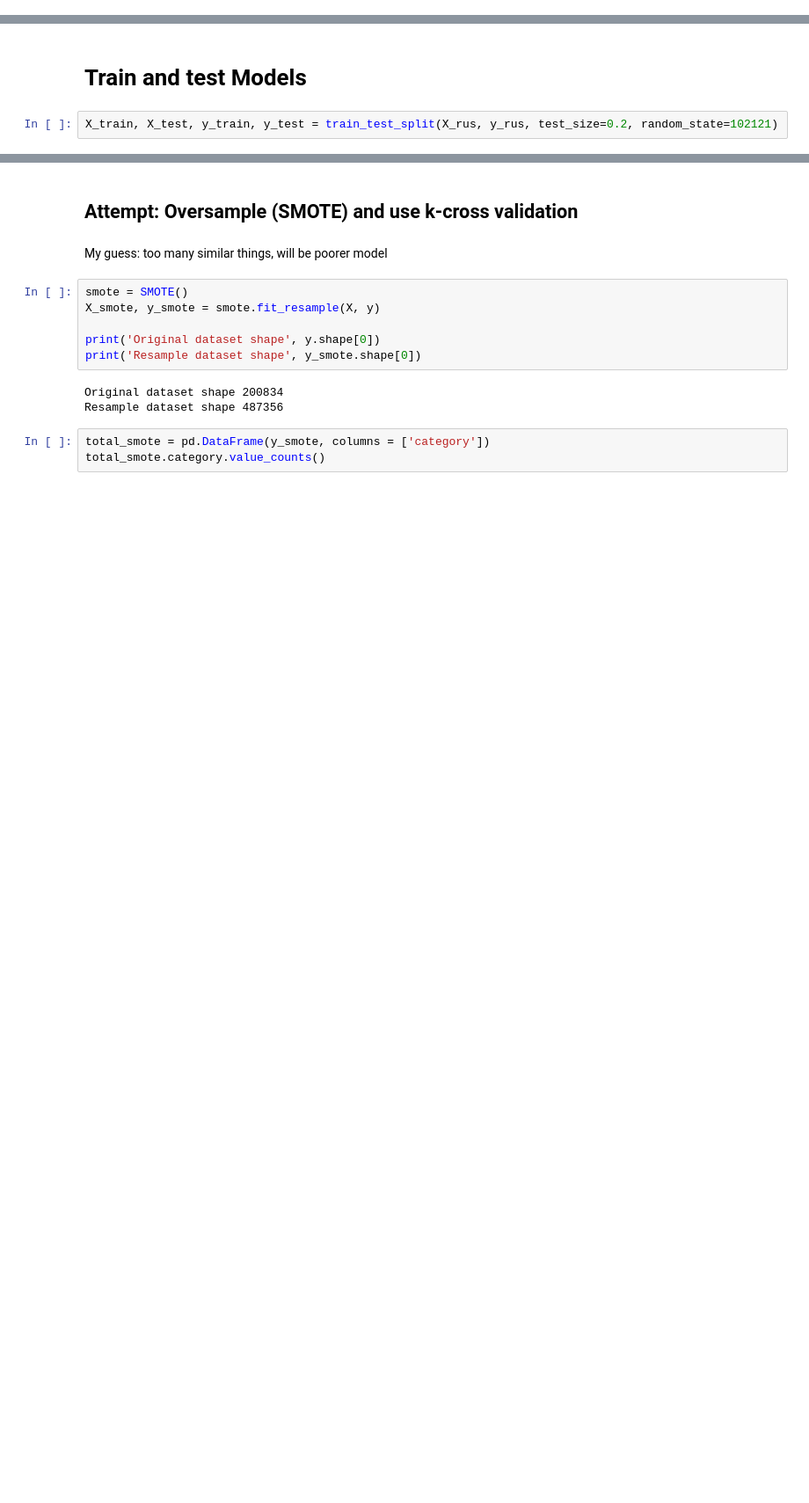
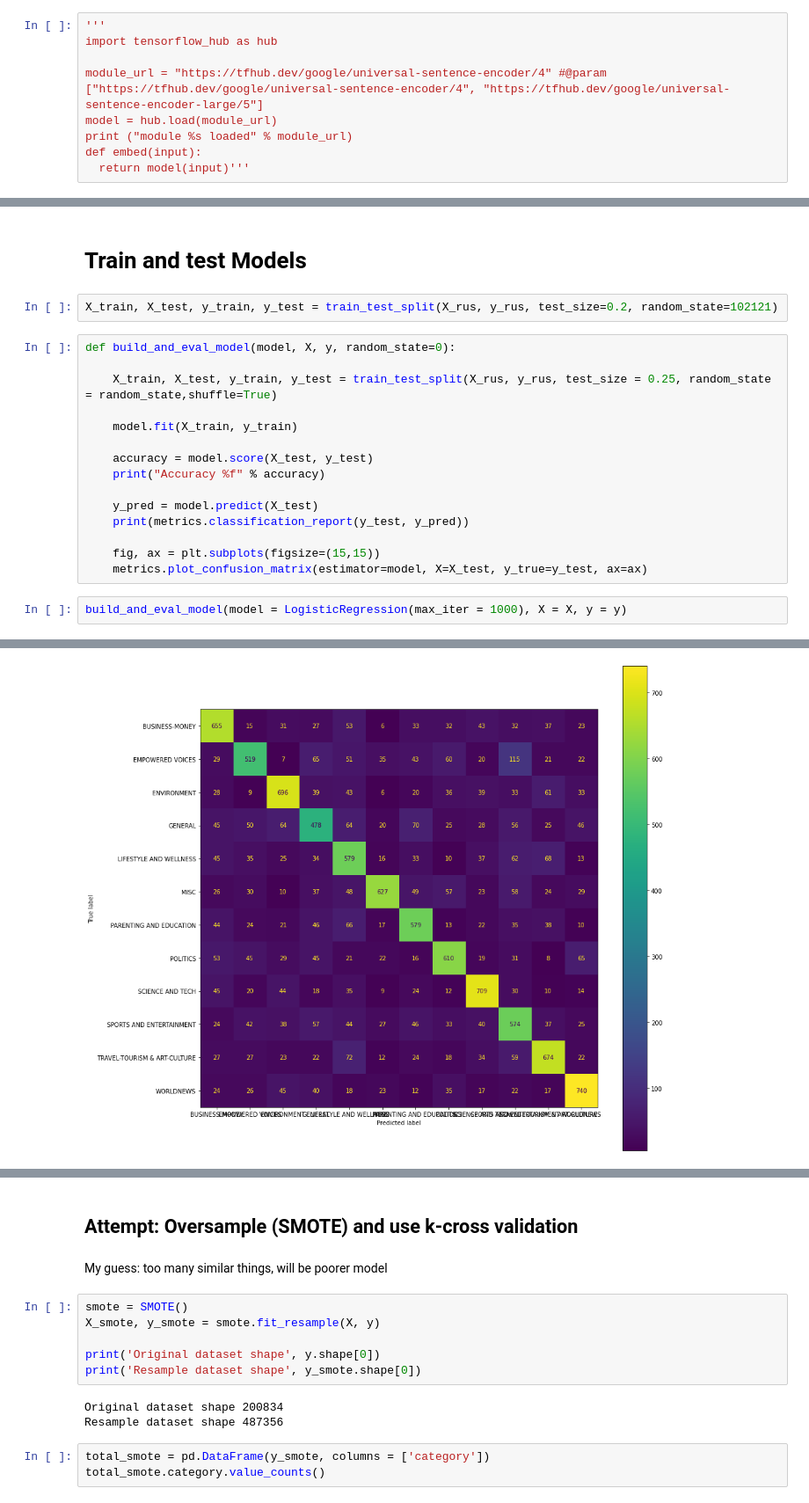
Before and after one commit to michael0419/TitleSkimmerDataAnalytics, a Jupyter notebook: jupyterNotebooks/HuffingtonPostExploratory.ipynb, the cells around one changed output, grey strips where cells are left out. Shown at 88% size. Drawn from its saved outputs; the diff is of its cells as text; blank space fills up the shorter version.

```diff
--- a/jupyterNotebooks/HuffingtonPostExploratory.ipynb
+++ b/jupyterNotebooks/HuffingtonPostExploratory.ipynb
@@ -186,3 +221,12 @@ ORIGINAL TEXT
 : There Were 2 Mass Shootings In Texas Last Week, But Only 1 On TV
 CLEANDED TEXT
 : there were 2 mass shootings in texas last week but only 1 on tv
+# %%
+'''
+import tensorflow_hub as hub
+
+module_url = "https://tfhub.dev/google/universal-sentence-encoder/4" #@param ["https://tfhub.dev/google/universal-sentence-encoder/4", "https://tfhub.dev/google/universal-sentence-encoder-large/5"]
+model = hub.load(module_url)
+print ("module %s loaded" % module_url)
+def embed(input):
+  return model(input)'''
@@ -312,3 +362,21 @@ plt.show()
 # Train and test Models
 # %%
 X_train, X_test, y_train, y_test = train_test_split(X_rus, y_rus, test_size=0.2, random_state=102121)
+# %%
+def build_and_eval_model(model, X, y, random_state=0):
+
+    X_train, X_test, y_train, y_test = train_test_split(X_rus, y_rus, test_size = 0.25, random_state = random_state,shuffle=True)
+
+    model.fit(X_train, y_train)
+
+    accuracy = model.score(X_test, y_test)
+    print("Accuracy %f" % accuracy)
+
+    y_pred = model.predict(X_test)
+    print(metrics.classification_report(y_test, y_pred))
+
+    fig, ax = plt.subplots(figsize=(15,15))
+    metrics.plot_confusion_matrix(estimator=model, X=X_test, y_true=y_test, ax=ax)
+# %%
+build_and_eval_model(model = LogisticRegression(max_iter = 1000), X = X, y = y)
+# %% [output]
@@ -314,0 +402 @@ X_train, X_test, y_train, y_test = train_test_split(X_rus, y_rus, test_size=0.2,
+[figure, added]
```
Also changed, not shown: parts of 25 cells of this notebook, 1 other file.
